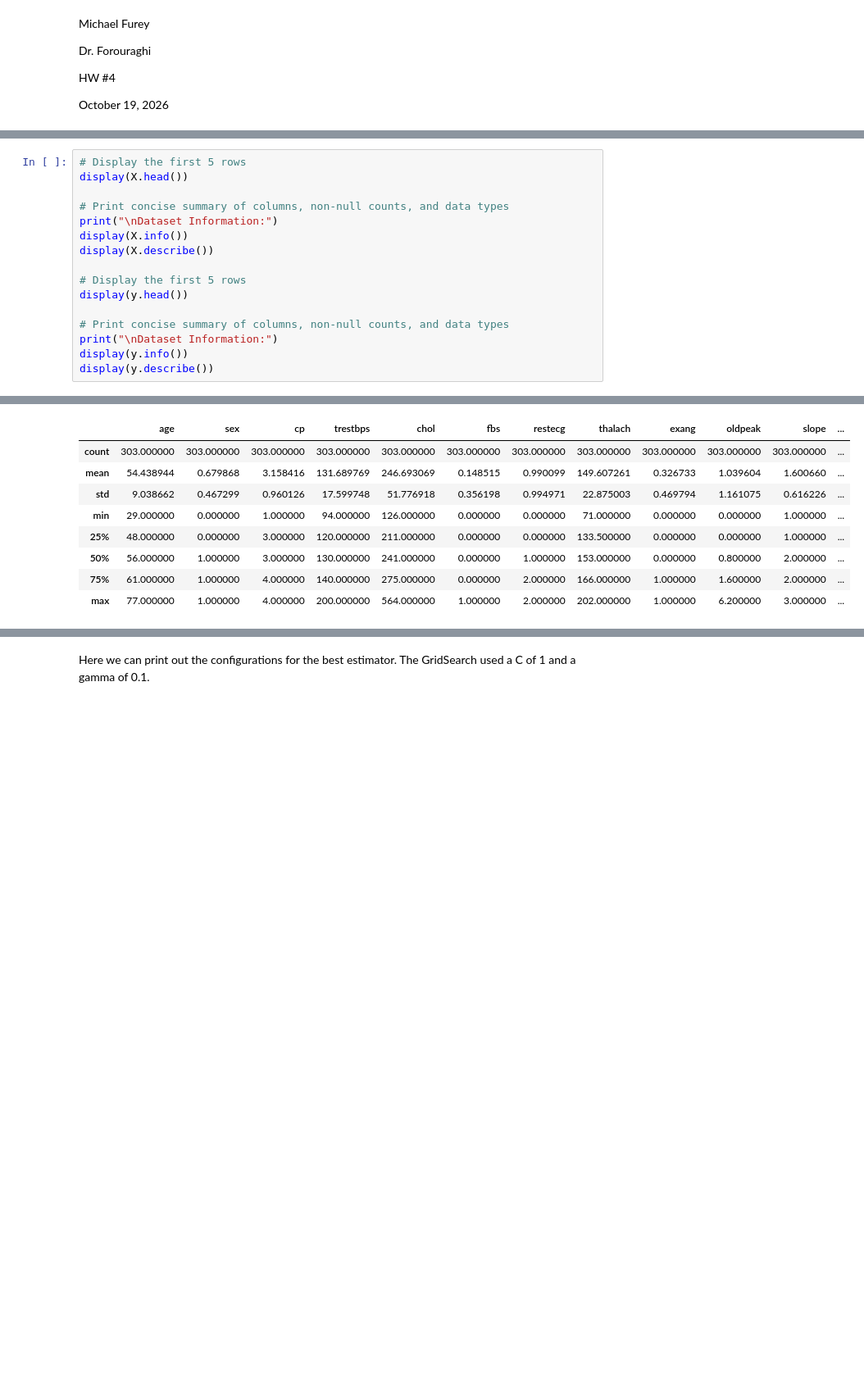
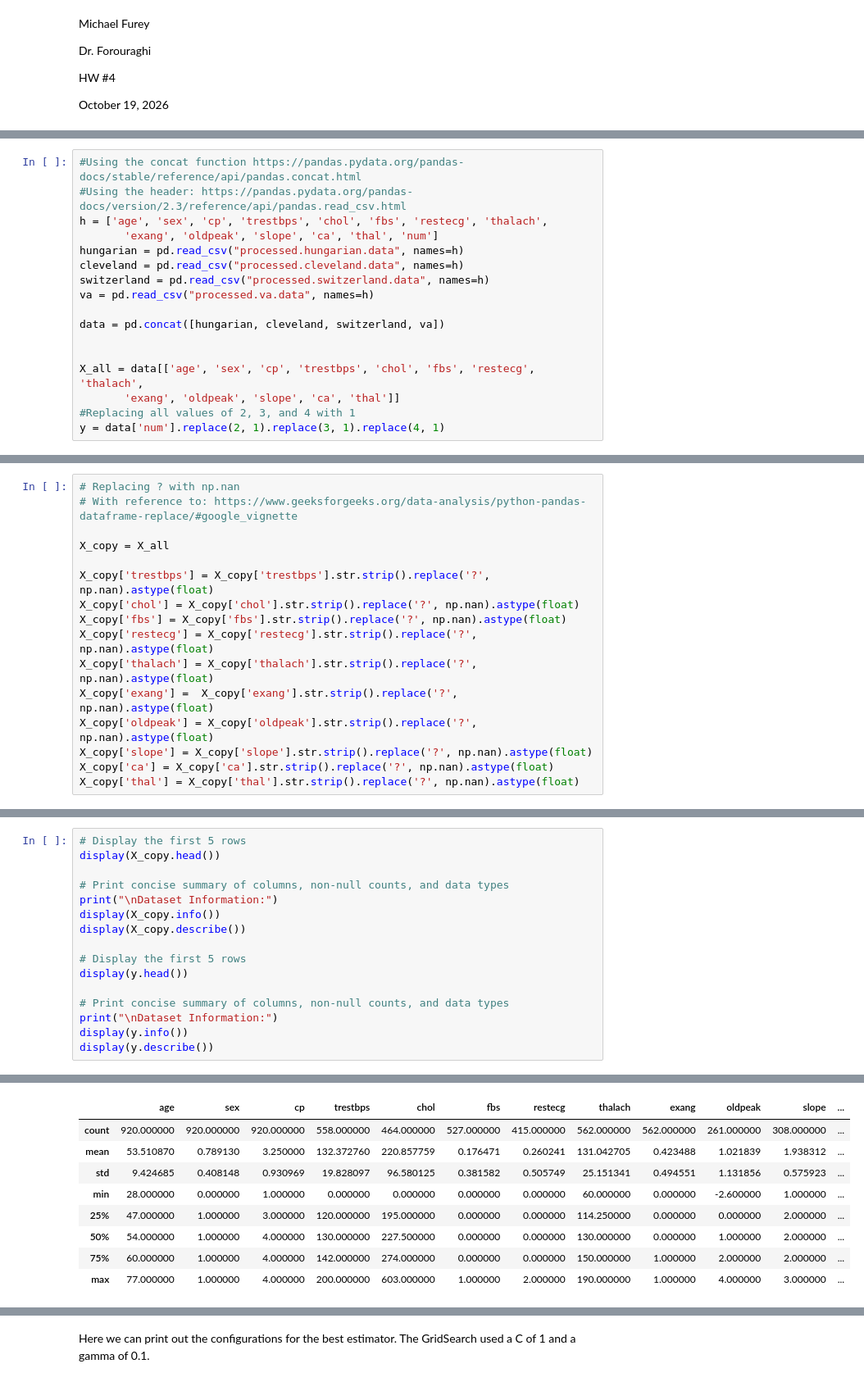
Before and after one commit to mf1060/ml-2026, a Jupyter notebook: HW4/heart_disease_classification.ipynb, the cells around one changed output, grey strips where cells are left out. Shown at 82% size. Drawn from its saved outputs; the diff is of its cells as text; blank space fills up the shorter version.

```diff
--- a/HW4/heart_disease_classification.ipynb
+++ b/HW4/heart_disease_classification.ipynb
@@ -84,0 +76,17 @@ We first use `.head()` `.info()` to view the first 5 rows of the feature and tar
+# %%
+#Using the concat function https://pandas.pydata.org/pandas-docs/stable/reference/api/pandas.concat.html
+#Using the header: https://pandas.pydata.org/pandas-docs/version/2.3/reference/api/pandas.read_csv.html
+h = ['age', 'sex', 'cp', 'trestbps', 'chol', 'fbs', 'restecg', 'thalach',
+       'exang', 'oldpeak', 'slope', 'ca', 'thal', 'num']
+hungarian = pd.read_csv("processed.hungarian.data", names=h)
+cleveland = pd.read_csv("processed.cleveland.data", names=h)
+switzerland = pd.read_csv("processed.switzerland.data", names=h)
+va = pd.read_csv("processed.va.data", names=h)
+
+data = pd.concat([hungarian, cleveland, switzerland, va])
+
+
+X_all = data[['age', 'sex', 'cp', 'trestbps', 'chol', 'fbs', 'restecg', 'thalach',
+       'exang', 'oldpeak', 'slope', 'ca', 'thal']]
+#Replacing all values of 2, 3, and 4 with 1
+y = data['num'].replace(2, 1).replace(3, 1).replace(4, 1)
@@ -84,0 +132,16 @@ We first use `.head()` `.info()` to view the first 5 rows of the feature and tar
+# %%
+# Replacing ? with np.nan
+# With reference to: https://www.geeksforgeeks.org/data-analysis/python-pandas-dataframe-replace/#google_vignette
+
+X_copy = X_all
+
+X_copy['trestbps'] = X_copy['trestbps'].str.strip().replace('?', np.nan).astype(float)
+X_copy['chol'] = X_copy['chol'].str.strip().replace('?', np.nan).astype(float)
+X_copy['fbs'] = X_copy['fbs'].str.strip().replace('?', np.nan).astype(float)
+X_copy['restecg'] = X_copy['restecg'].str.strip().replace('?', np.nan).astype(float)
+X_copy['thalach'] = X_copy['thalach'].str.strip().replace('?', np.nan).astype(float)
+X_copy['exang'] =  X_copy['exang'].str.strip().replace('?', np.nan).astype(float)
+X_copy['oldpeak'] = X_copy['oldpeak'].str.strip().replace('?', np.nan).astype(float)
+X_copy['slope'] = X_copy['slope'].str.strip().replace('?', np.nan).astype(float)
+X_copy['ca'] = X_copy['ca'].str.strip().replace('?', np.nan).astype(float)
+X_copy['thal'] = X_copy['thal'].str.strip().replace('?', np.nan).astype(float)
@@ -85,11 +191,11 @@ We first use `.head()` `.info()` to view the first 5 rows of the feature and tar
 # %%
 # Display the first 5 rows
-display(X.head())
+display(X_copy.head())
 
 # Print concise summary of columns, non-null counts, and data types
 print("\nDataset Information:")
-display(X.info())
-display(X.describe())
+display(X_copy.info())
+display(X_copy.describe())
 
 # Display the first 5 rows
 display(y.head())
@@ -125,12 +231,12 @@ memory usage: 30.9 KB
 None
 |  | age | sex | cp | trestbps | chol | fbs | restecg | thalach | exang | oldpeak | slope | ... |
-| count | 303.000000 | 303.000000 | 303.000000 | 303.000000 | 303.000000 | 303.000000 | 303.000000 | 303.000000 | 303.000000 | 303.000000 | 303.000000 | ... |
-| mean | 54.438944 | 0.679868 | 3.158416 | 131.689769 | 246.693069 | 0.148515 | 0.990099 | 149.607261 | 0.326733 | 1.039604 | 1.600660 | ... |
-| std | 9.038662 | 0.467299 | 0.960126 | 17.599748 | 51.776918 | 0.356198 | 0.994971 | 22.875003 | 0.469794 | 1.161075 | 0.616226 | ... |
-| min | 29.000000 | 0.000000 | 1.000000 | 94.000000 | 126.000000 | 0.000000 | 0.000000 | 71.000000 | 0.000000 | 0.000000 | 1.000000 | ... |
-| 25% | 48.000000 | 0.000000 | 3.000000 | 120.000000 | 211.000000 | 0.000000 | 0.000000 | 133.500000 | 0.000000 | 0.000000 | 1.000000 | ... |
-| 50% | 56.000000 | 1.000000 | 3.000000 | 130.000000 | 241.000000 | 0.000000 | 1.000000 | 153.000000 | 0.000000 | 0.800000 | 2.000000 | ... |
-| 75% | 61.000000 | 1.000000 | 4.000000 | 140.000000 | 275.000000 | 0.000000 | 2.000000 | 166.000000 | 1.000000 | 1.600000 | 2.000000 | ... |
-| max | 77.000000 | 1.000000 | 4.000000 | 200.000000 | 564.000000 | 1.000000 | 2.000000 | 202.000000 | 1.000000 | 6.200000 | 3.000000 | ... |
+| count | 920.000000 | 920.000000 | 920.000000 | 558.000000 | 464.000000 | 527.000000 | 415.000000 | 562.000000 | 562.000000 | 261.000000 | 308.000000 | ... |
+| mean | 53.510870 | 0.789130 | 3.250000 | 132.372760 | 220.857759 | 0.176471 | 0.260241 | 131.042705 | 0.423488 | 1.021839 | 1.938312 | ... |
+| std | 9.424685 | 0.408148 | 0.930969 | 19.828097 | 96.580125 | 0.381582 | 0.505749 | 25.151341 | 0.494551 | 1.131856 | 0.575923 | ... |
+| min | 28.000000 | 0.000000 | 1.000000 | 0.000000 | 0.000000 | 0.000000 | 0.000000 | 60.000000 | 0.000000 | -2.600000 | 1.000000 | ... |
+| 25% | 47.000000 | 1.000000 | 3.000000 | 120.000000 | 195.000000 | 0.000000 | 0.000000 | 114.250000 | 0.000000 | 0.000000 | 2.000000 | ... |
+| 50% | 54.000000 | 1.000000 | 4.000000 | 130.000000 | 227.500000 | 0.000000 | 0.000000 | 130.000000 | 0.000000 | 1.000000 | 2.000000 | ... |
+| 75% | 60.000000 | 1.000000 | 4.000000 | 142.000000 | 274.000000 | 0.000000 | 0.000000 | 150.000000 | 1.000000 | 2.000000 | 2.000000 | ... |
+| max | 77.000000 | 1.000000 | 4.000000 | 200.000000 | 603.000000 | 1.000000 | 2.000000 | 190.000000 | 1.000000 | 4.000000 | 3.000000 | ... |
 |  | num |
 | 0 | 0 |
```
Also changed, not shown: parts of 27 cells of this notebook.
